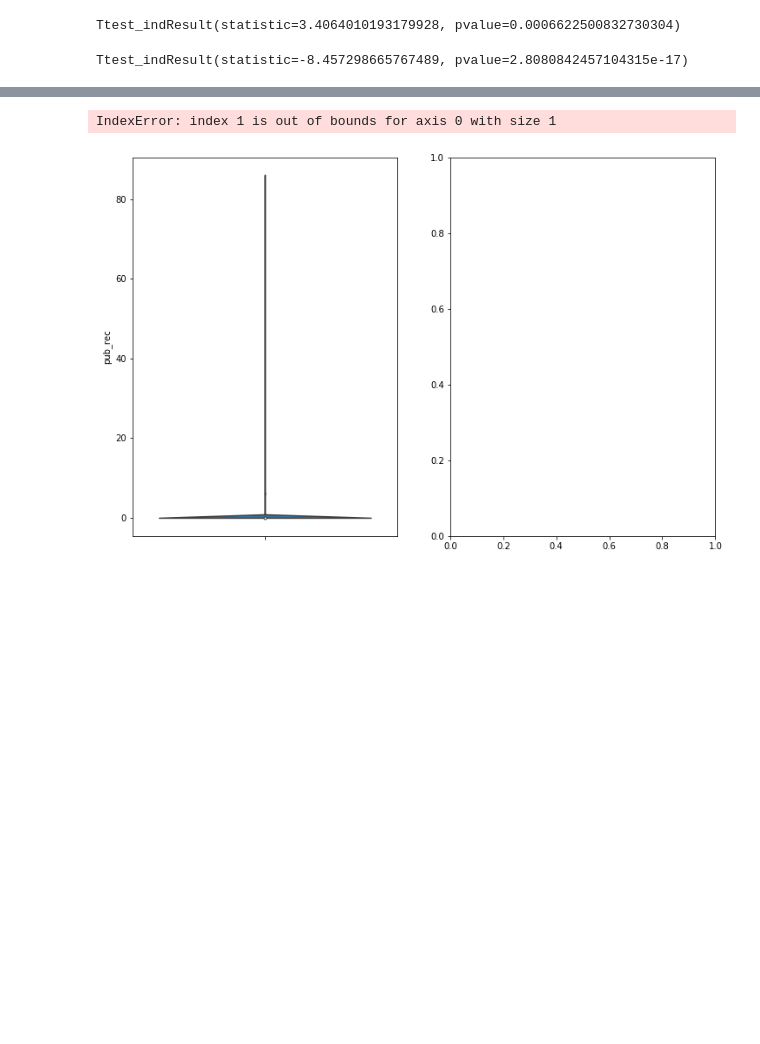
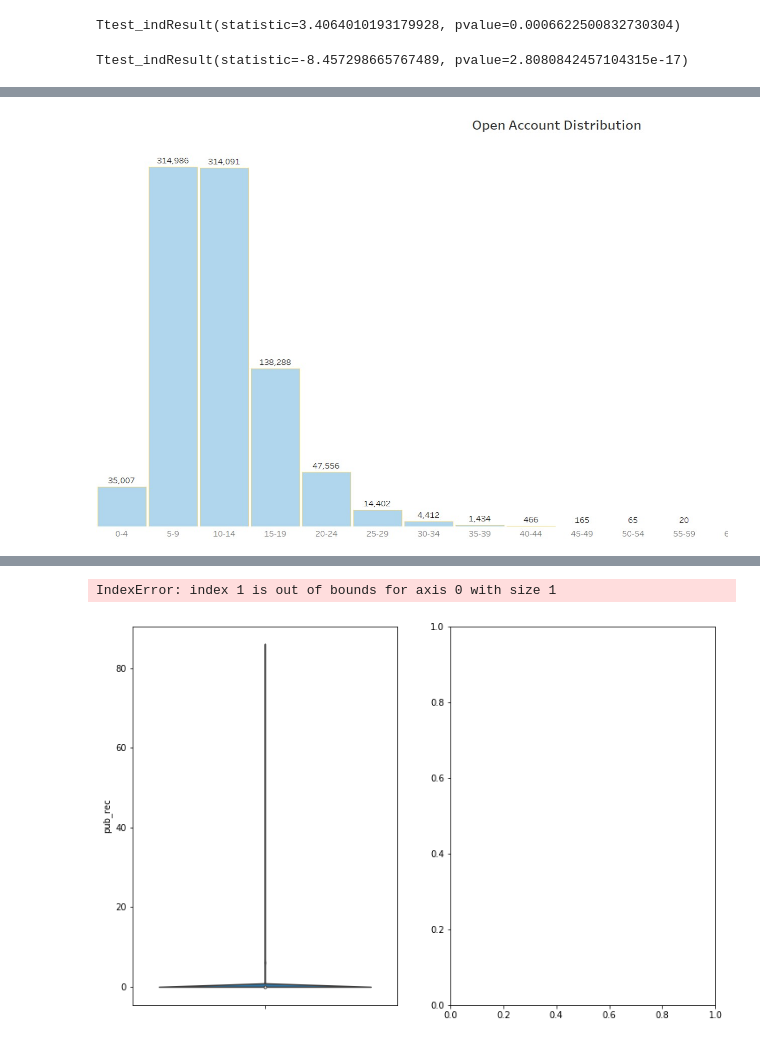
Before and after one commit to RyanXAllen/jupyter_LendingClub, a Jupyter notebook: LendingClub.ipynb, the cells around one changed output, grey strips where cells are left out. Cells and saved outputs as stored; diff of their text form; code cells hidden in the pictures; blank space fills up the shorter version.

```diff
--- a/LendingClub.ipynb
+++ b/LendingClub.ipynb
@@ -735,0 +753,7 @@ cols=data.columns
+# %%
+# Open Account before cleaning
+from IPython.display import Image
+img = 'C:/Users/g6falle/Desktop/Folders/Python/LC/openacc_before.jpg'
+Image(filename=img)
+# %% [output]
+[figure, added]
```
Also changed, not shown: parts of 26 cells of this notebook.
